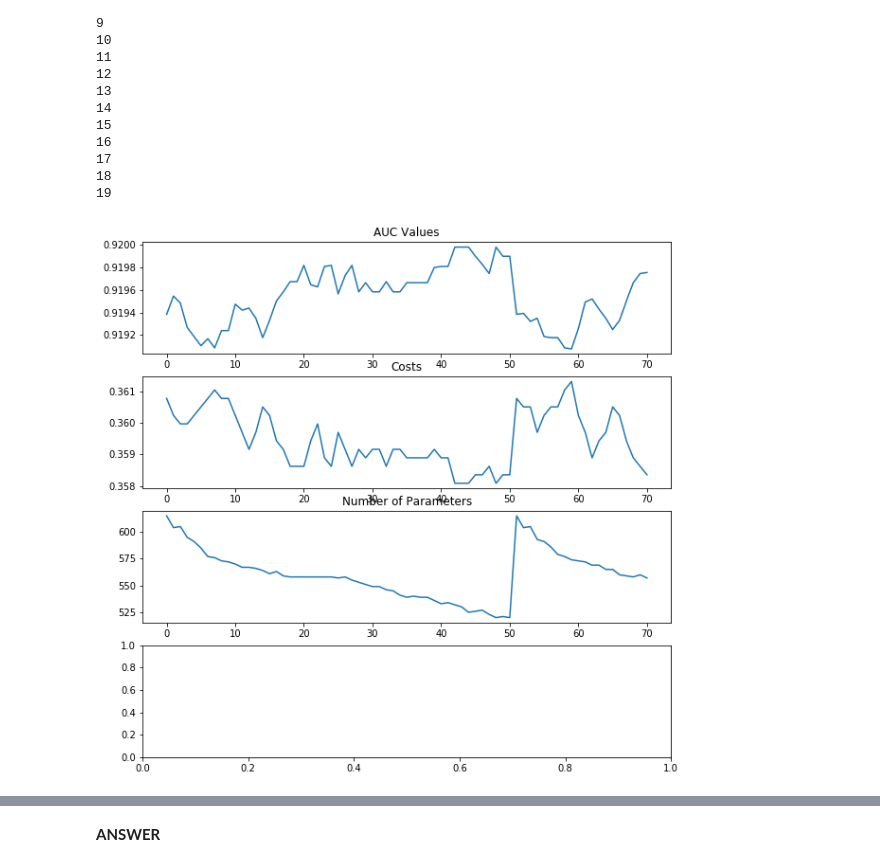
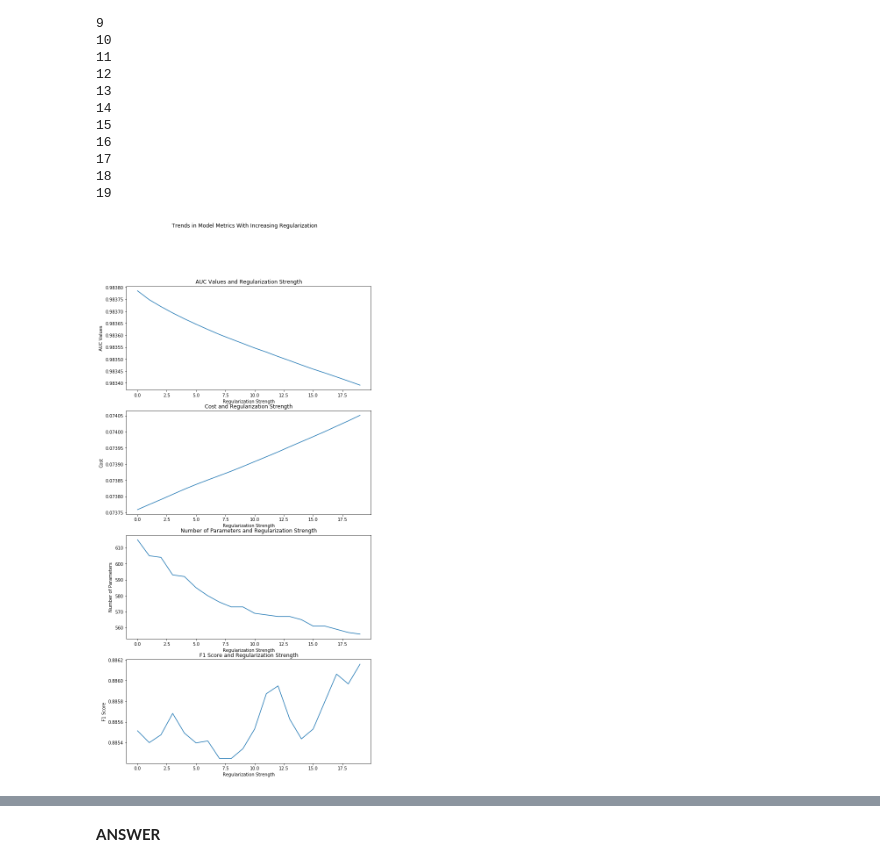
Before and after one commit to joekrinke15/IDS-705-Principles-of-Machine-Learning, a Jupyter notebook: Assignment_3.ipynb, the cells around one changed output, grey strips where cells are left out. Saved outputs shown, nothing was run; the diff lists cells and outputs as text; code cells hidden in the pictures.

```diff
--- a/Assignment_3.ipynb
+++ b/Assignment_3.ipynb
@@ -588,6 +516,7 @@ num_params =[]
 model_costs = []
 f1_scores = []
 AUCs = []
+C_values = []
 # %%
 for i in range(20):
     print(i)
@@ -595,13 +524,20 @@ for i in range(20):
 
     LogModel.fit(train_dataset, binary_train)
 
-    pred_logmodel = LogModel.predict(train_dataset)
+    #Generating probabilities to calculate cost
+    pred_logmodel = LogModel.predict_proba(train_dataset)[:,1]
+
+    #Generating predicted classes to calculate F1 score
+    predicted_log_classes = LogModel.predict(train_dataset)
+
+    f1_scores.append(metrics.f1_score(binary_train, predicted_log_classes))
 
     num_params.append(np.count_nonzero(LogModel.coef_)) #Add number of non-zero parameters.
 
     model_costs.append(CostFunction(binary_train, pred_logmodel)) #Add cost to array
 
     AUCs.append(metrics.roc_auc_score(binary_train, pred_logmodel))
+    C_values.append(1/(i+1))
 # %% [output]
 0
 1
@@ -624,16 +560,30 @@ for i in range(20):
 18
 19
 # %%
-fig, ((ax1, ax2, ax3, ax4)) = plt.subplots(4,1, figsize=(10,10))
+fig, ((ax1, ax2, ax3, ax4)) = plt.subplots(4,1, figsize=(10,20))
+#plotting auc
 ax1.plot(AUCs, label= 'AUC')
-ax1.set_title('AUC Values')
+ax1.set_title('AUC Values and Regularization Strength')
+ax1.set_ylabel('AUC Values')
+ax1.set_xlabel('Regularization Strength')
 
+#Plotting costs
+ax2.plot(model_costs)
+ax2.set_title('Cost and Regularization Strength')
+ax2.set_ylabel('Cost')
+ax2.set_xlabel('Regularization Strength')
 
-ax2.plot(model_costs)
-ax2.set_title('Costs')
-
+#Plotting parameter number
 ax3.plot(num_params)
-ax3.set_title('Number of Parameters')
+ax3.set_title('Number of Parameters and Regularization Strength')
+ax3.set_ylabel('Number of Parameters')
+ax3.set_xlabel('Regularization Strength')
+#plotting f1 scores
+ax4.plot(f1_scores)
+ax4.set_ylabel('F1 Score')
+ax4.set_xlabel('Regularization Strength')
+ax4.set_title('F1 Score and Regularization Strength')
+plt.suptitle('Trends in Model Metrics With Increasing Regularization')
 plt.show()
 # %% [output]
-[figure, old version]
+[figure, new version]
```
Also changed, not shown: parts of 75 cells of this notebook, 2 other files.
